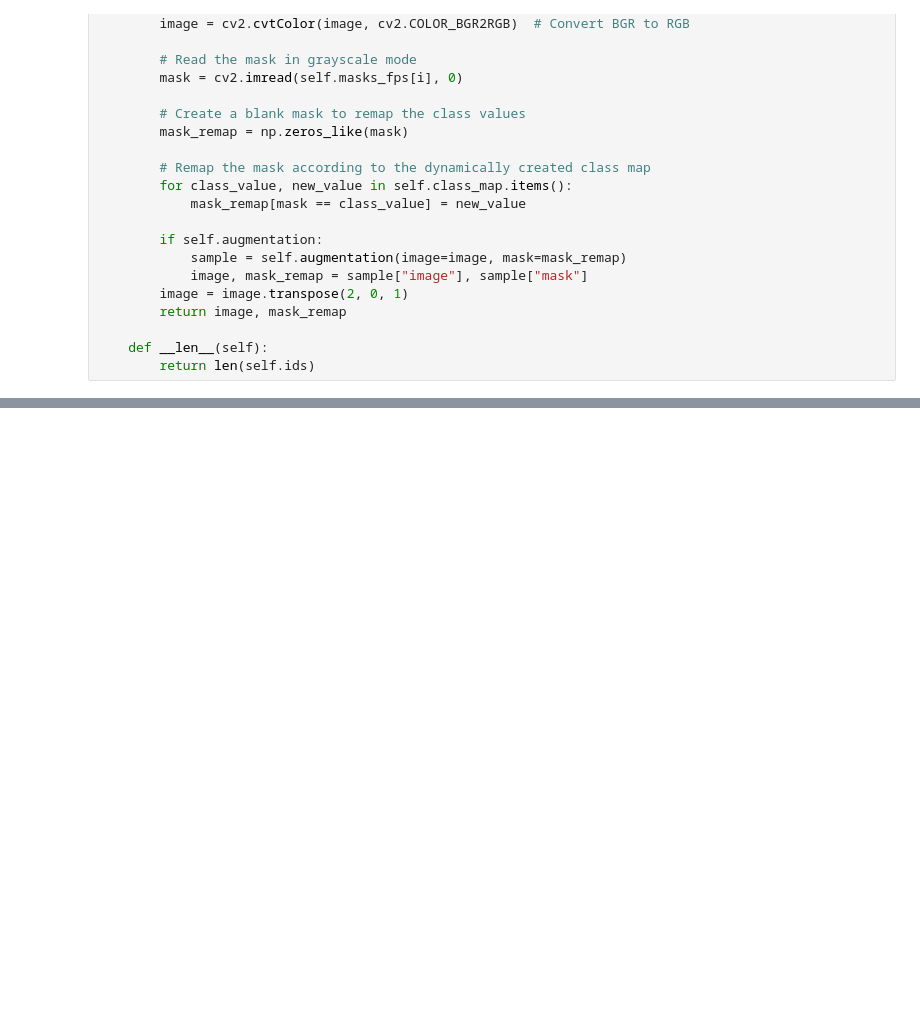
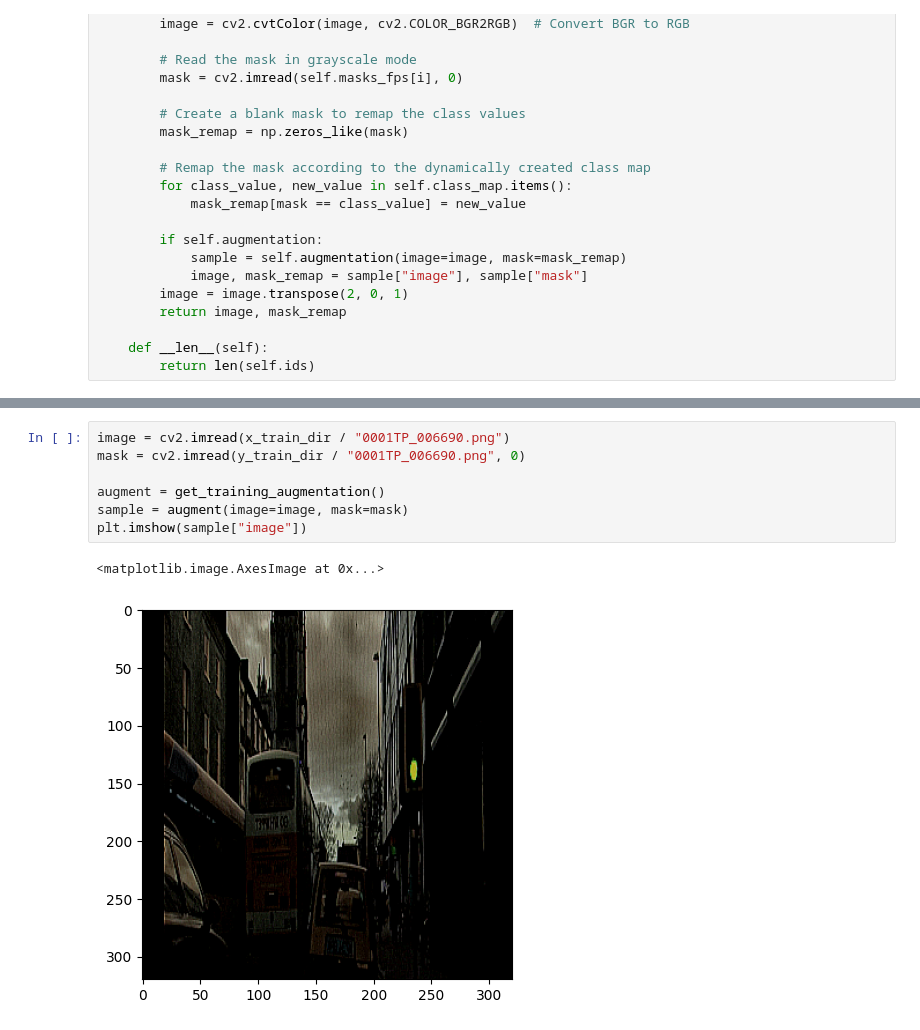
Before and after one commit to hanruiyao163/seg1, a Jupyter notebook: smp/camvid-seg.ipynb, the cells around one changed output, grey strips where cells are left out. Cells and saved outputs as stored; diff of their text form; blank space fills up the shorter version.

```diff
--- a/smp/camvid-seg.ipynb
+++ b/smp/camvid-seg.ipynb
@@ -112,0 +202,10 @@ class Dataset(BaseDataset):
+# %%
+image = cv2.imread(x_train_dir / "0001TP_006690.png")
+mask = cv2.imread(y_train_dir / "0001TP_006690.png", 0)
+
+augment = get_training_augmentation()
+sample = augment(image=image, mask=mask)
+plt.imshow(sample["image"])
+# %% [output]
+<matplotlib.image.AxesImage at 0x...>
+[figure, added]
```
Also changed, not shown: parts of 8 cells of this notebook.
